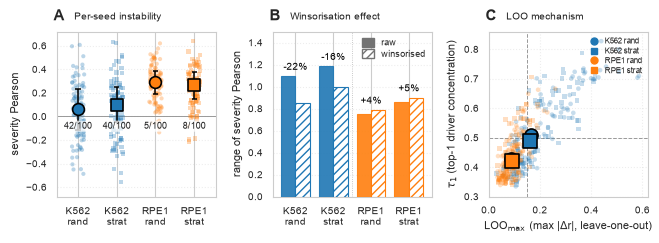
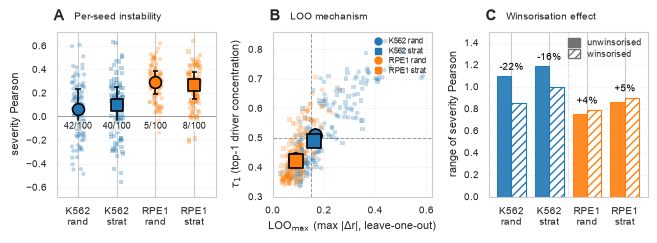
Code edit (unified diff) that turned the first committed figure into the second:
--- before
+++ after
@@ -2,6 +2,6 @@
 fig, axes = plt.subplots(1, 3, figsize=FIG_MAIN)
 panel_a_summary = render_panel_a(axes[0], cpa)
-render_panel_b(axes[1], wins)
-render_panel_c(axes[2], cpa)
+render_panel_b(axes[1], cpa)
+render_panel_c(axes[2], wins)
 
 for ax, letter in zip(axes, "ABC"):

Commit: Figure 1: reorder panels to instability -> mechanism -> repair (A/B/C in narrative order)